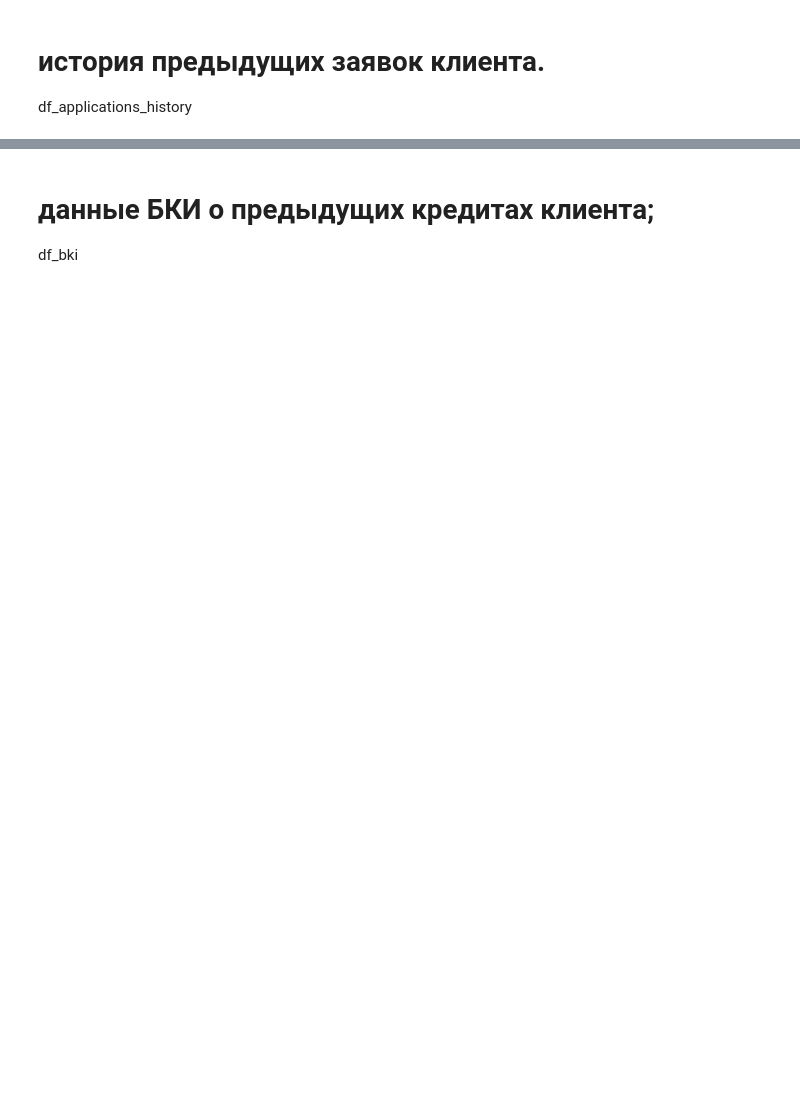
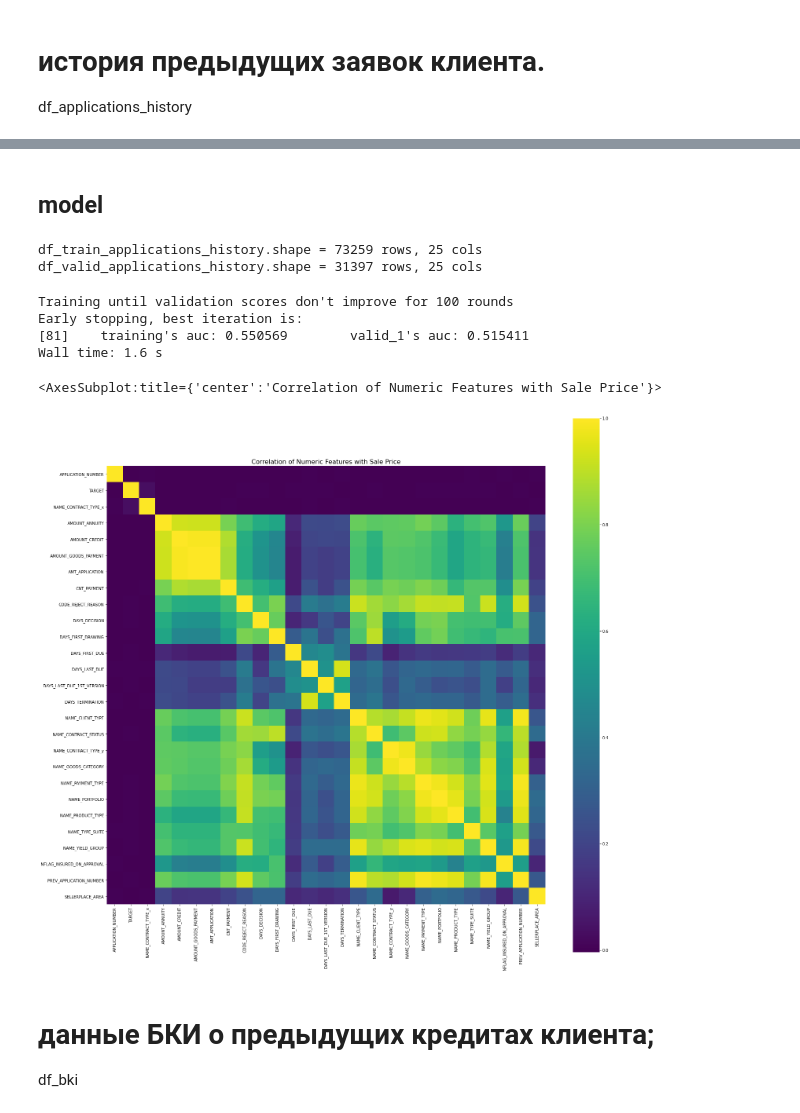
Before and after one commit to Aleksei741/kaggle_platform, a Jupyter notebook: kaggle/Kaggle_GeekBrains.ipynb, the cells around one changed output, grey strips where cells are left out. Cells and saved outputs as stored; diff of their text form; code cells hidden in the pictures; blank space fills up the shorter version.

```diff
--- a/kaggle/Kaggle_GeekBrains.ipynb
+++ b/kaggle/Kaggle_GeekBrains.ipynb
@@ -309,5 +308,8 @@ from sklearn.cluster import KMeans
 # %%
-kmeans = KMeans(n_clusters=5, max_iter=10000, random_state=1)
+kmeans_n_clusters_df_applications_history = 20
+
+kmeans = KMeans(n_clusters=kmeans_n_clusters_df_applications_history,
+                max_iter=10000, random_state=1)
 # %%
 %%time
 
@@ -319,4 +321,6 @@ df_applications_history_result = pd.DataFrame(pd.get_dummies(kmeans_train, prefi
 df_applications_history_result_columns = df_applications_history_result.columns
 df_applications_history_result['APPLICATION_NUMBER'] = df_applications_history['APPLICATION_NUMBER']
 # %%
-df_applications_history_result = pd.pivot_table(df_applications_history_result, values=df_applications_history_result_columns, index=['APPLICATION_NUMBER'], aggfunc=np.sum)
+df_applications_history_result = pd.pivot_table(df_applications_history_result,
+                                                values=df_applications_history_result_columns,
+                                                index=['APPLICATION_NUMBER'], aggfunc=np.sum)
@@ -324,0 +327,7 @@ df_applications_history_result.head()
+# %%
+df_applications_history_result['sum'] = df_applications_history_result.sum(axis=1)
+for col in df_applications_history_result_columns:
+    df_applications_history_result[col] = df_applications_history_result[col] / df_applications_history_result['sum']
+df_applications_history_result.drop(['sum'], axis='columns', inplace=True)
+# %% [markdown]
+## model
@@ -325,3 +338,62 @@ df_applications_history_result.head()
+# %%
+df_train_applications_history = df_train.merge(df_applications_history_result,
+                                               left_on='APPLICATION_NUMBER',
+                                               right_on='APPLICATION_NUMBER',
+                                               how='inner')
+
+cor = df_train_applications_history.corr()
+
+df_train_applications_history, df_valid_applications_history = train_test_split(df_train_applications_history,
+                                                                                test_size=0.3,
+                                                                                random_state=42)
+
+y_train_applications_history = df_train_applications_history["TARGET"]
+y_valid_applications_history = df_valid_applications_history["TARGET"]
+
+df_train_applications_history.drop(["TARGET", 'APPLICATION_NUMBER'], axis='columns', inplace=True)
+df_valid_applications_history.drop(["TARGET", 'APPLICATION_NUMBER'], axis='columns', inplace=True)
+
+print("df_train_applications_history.shape = {} rows, {} cols".format(*df_train_applications_history.shape))
+print("df_valid_applications_history.shape = {} rows, {} cols".format(*df_valid_applications_history.shape))
+# %% [output]
+df_train_applications_history.shape = 73259 rows, 25 cols
+df_valid_applications_history.shape = 31397 rows, 25 cols
+# %%
+%%time
+dtrain = lgb.Dataset(data=df_train_applications_history, label=y_train_applications_history)
+dvalid = lgb.Dataset(data=df_valid_applications_history, label=y_valid_applications_history)
+
+params = {
+    "boosting_type": "goss",
+    "objective": "binary",
+    "metric": "auc",
+    "learning_rate": 0.001,
+    "n_estimators": 10000,
+    "n_jobs": 4,
+    "seed": 20
+}
+
+model_lgb = lgb.train(
+    params=params,
+    train_set=dtrain,
+    num_boost_round=10000,
+    valid_sets=[dtrain, dvalid],
+    categorical_feature="auto",
+    early_stopping_rounds=100,
+    verbose_eval=500
+)
+# %% [output]
+Training until validation scores don't improve for 100 rounds
+Early stopping, best iteration is:
+[81]    training's auc: 0.550569        valid_1's auc: 0.515411
+Wall time: 1.6 s
+# %%
+fig, axes = plt.subplots(figsize = (25,25))
+plt.title("Correlation of Numeric Features with Sale Price", y=1, size=16)
+sns.heatmap(cor, square=True, vmax=1, cmap="viridis")
+# %% [output]
+<AxesSubplot:title={'center':'Correlation of Numeric Features with Sale Price'}>
+[figure, added]
 # %% [markdown]
 # данные БКИ о предыдущих кредитах клиента;
 df_bki
```
Also changed, not shown: parts of 128 cells of this notebook, 1 other file.
